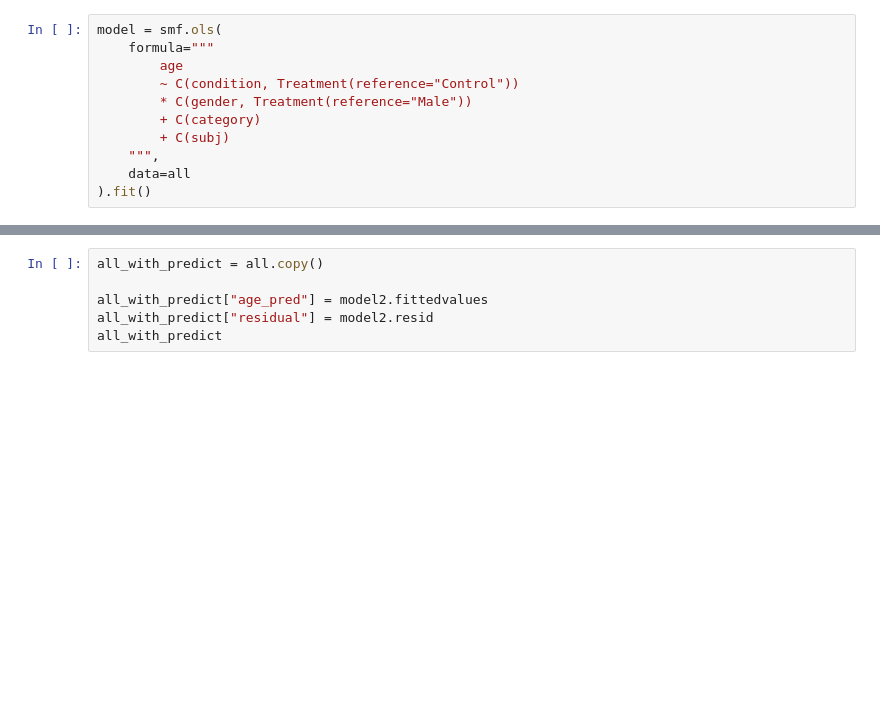
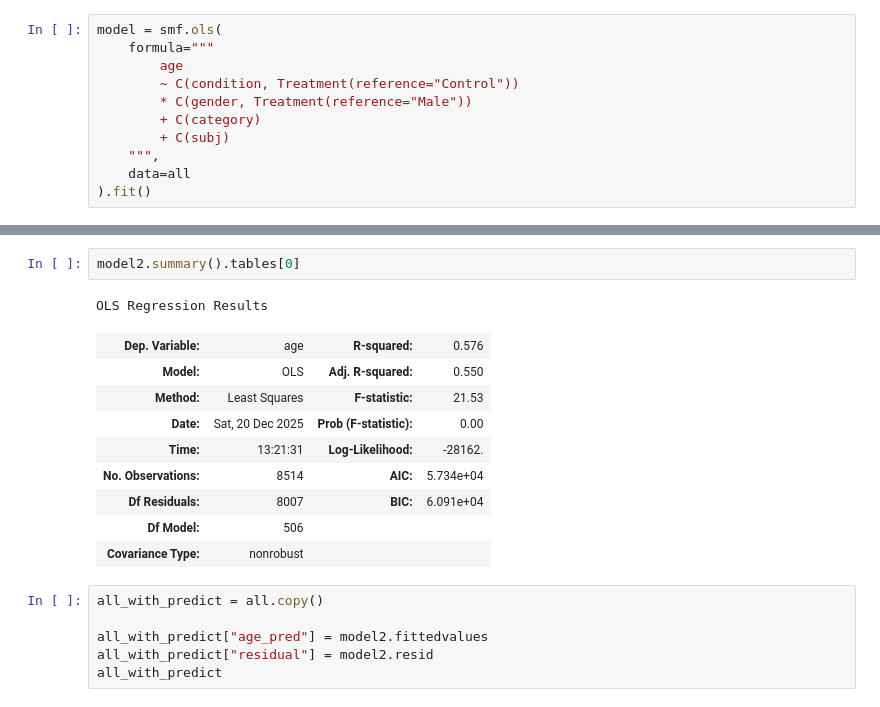
Before and after one commit to vassilismylo/Applied_ML, a Jupyter notebook: age_gender_distortion_ex2/age_gender_distortion_ex2.ipynb, the cells around one changed output, grey strips where cells are left out. Drawn from its saved outputs; the diff is of its cells as text; blank space fills up the shorter version.

```diff
--- a/age_gender_distortion_ex2/age_gender_distortion_ex2.ipynb
+++ b/age_gender_distortion_ex2/age_gender_distortion_ex2.ipynb
@@ -708,3 +815,16 @@ model_table_html
+# %%
+model2.summary().tables[0]
+# %% [output]
+OLS Regression Results
+| Dep. Variable: | age | R-squared: | 0.576 |
+| Model: | OLS | Adj. R-squared: | 0.550 |
+| Method: | Least Squares | F-statistic: | 21.53 |
+| Date: | Sat, 20 Dec 2025 | Prob (F-statistic): | 0.00 |
+| Time: | 13:21:31 | Log-Likelihood: | -28162. |
+| No. Observations: | 8514 | AIC: | 5.734e+04 |
+| Df Residuals: | 8007 | BIC: | 6.091e+04 |
+| Df Model: | 506 |  |  |
+| Covariance Type: | nonrobust |  |  |
 # %%
 all_with_predict = all.copy()
 
```
Also changed, not shown: parts of 25 cells of this notebook.
